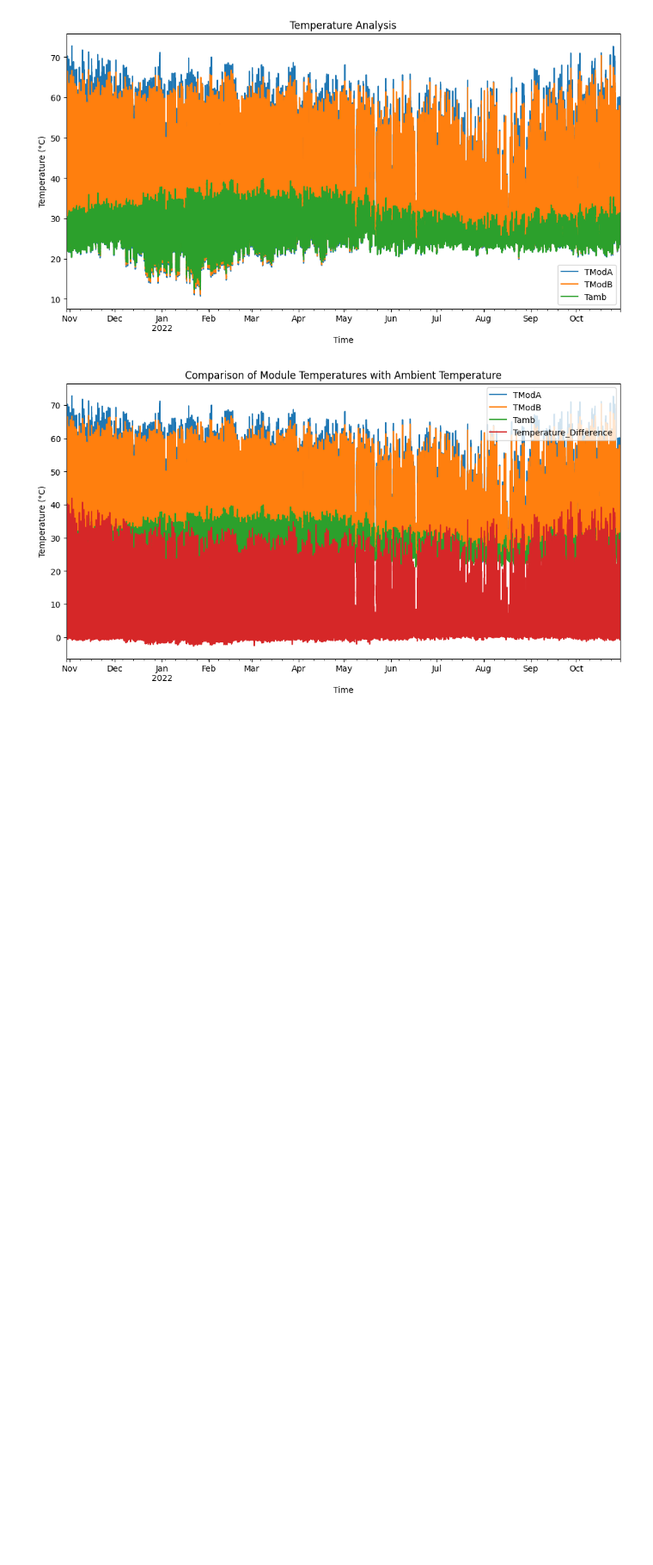
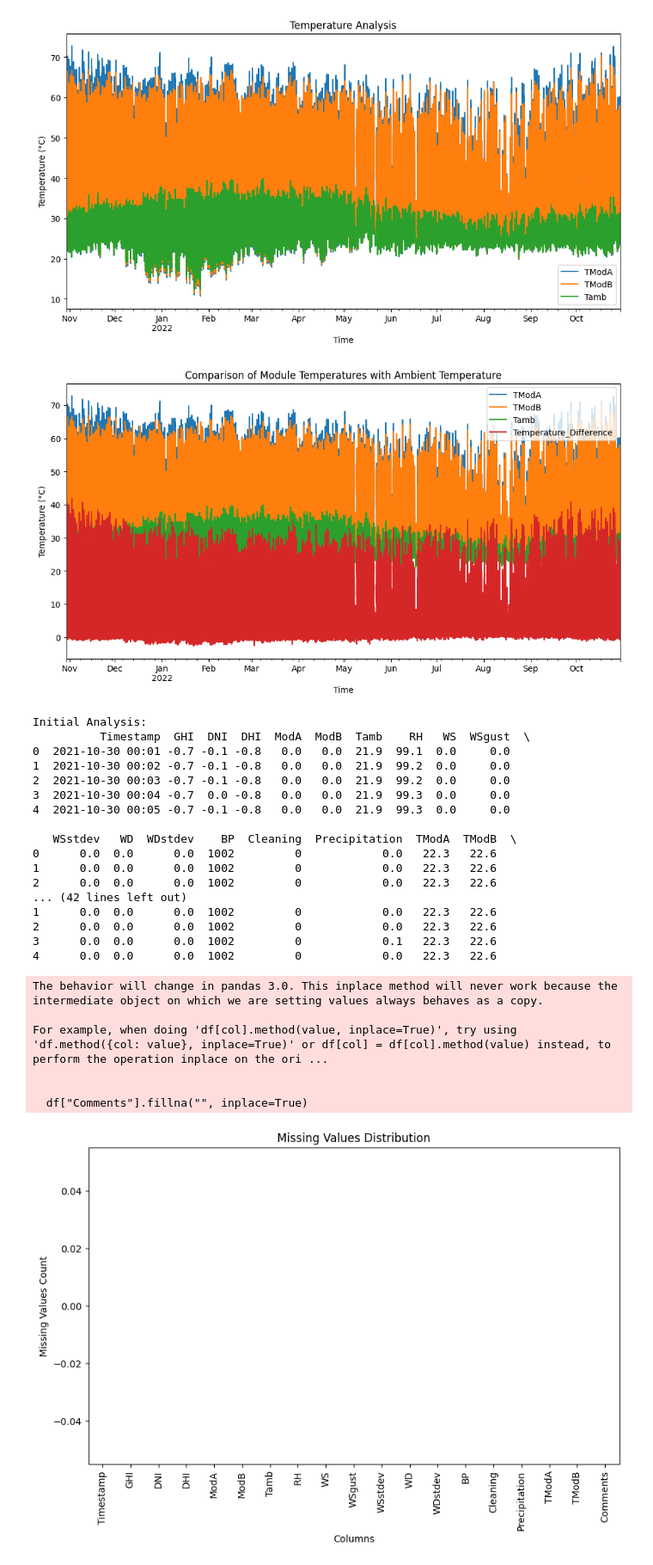
Before and after one commit to Daniel-Andarge/AiML-moonlight-data-analysis-and-dashboard-dev, a Jupyter notebook: Exploratory-Data-Analysis.ipynb, the cells around one changed output. Shown: that part at 86% size. Cells and saved outputs as stored; diff of their text form; code cells hidden in the pictures; blank space fills up the shorter version.

Commit message:
Data Cleaning Sierraleone

```diff
--- a/Exploratory-Data-Analysis.ipynb
+++ b/Exploratory-Data-Analysis.ipynb
@@ -156,3 +156,58 @@ plt.legend()
 plt.show()
 # %% [output]
 [figure]
+# %%
+# Display the initial analysis of the dataset
+print("Initial Analysis:")
+print(df.head())
+
+# Check for missing values
+print("\nMissing Values:")
+print(df.isnull().sum())
+
+# Handling missing values
+# Replace missing values in the "Comments" column with an empty string
+df["Comments"].fillna("", inplace=True)
+
+# Perform additional data cleaning steps for anomalies or specific requirements
+# ...
+
+# Display the cleaned dataset
+print("\nCleaned Dataset:")
+print(df.head())
+
+# Save the cleaned dataset to a new file
+df.to_csv("cleaned_dataset.csv", index=False)
+
+# Visualize the distribution of missing values
+missing_values_count = df.isnull().sum()
+missing_values_count.plot(kind='bar', figsize=(10, 6))
+plt.title("Missing Values Distribution")
+plt.xlabel("Columns")
+plt.ylabel("Missing Values Count")
+plt.show()
+# %% [output]
+Initial Analysis:
+          Timestamp  GHI  DNI  DHI  ModA  ModB  Tamb    RH   WS  WSgust  \
+0  2021-10-30 00:01 -0.7 -0.1 -0.8   0.0   0.0  21.9  99.1  0.0     0.0
+1  2021-10-30 00:02 -0.7 -0.1 -0.8   0.0   0.0  21.9  99.2  0.0     0.0
+2  2021-10-30 00:03 -0.7 -0.1 -0.8   0.0   0.0  21.9  99.2  0.0     0.0
+3  2021-10-30 00:04 -0.7  0.0 -0.8   0.0   0.0  21.9  99.3  0.0     0.0
+4  2021-10-30 00:05 -0.7 -0.1 -0.8   0.0   0.0  21.9  99.3  0.0     0.0
+
+   WSstdev   WD  WDstdev    BP  Cleaning  Precipitation  TModA  TModB  \
+0      0.0  0.0      0.0  1002         0            0.0   22.3   22.6
+1      0.0  0.0      0.0  1002         0            0.0   22.3   22.6
+2      0.0  0.0      0.0  1002         0            0.0   22.3   22.6
+... (42 lines left out)
+1      0.0  0.0      0.0  1002         0            0.0   22.3   22.6
+2      0.0  0.0      0.0  1002         0            0.0   22.3   22.6
+3      0.0  0.0      0.0  1002         0            0.1   22.3   22.6
+4      0.0  0.0      0.0  1002         0            0.0   22.3   22.6
+The behavior will change in pandas 3.0. This inplace method will never work because the intermediate object on which we are setting values always behaves as a copy.
+
+For example, when doing 'df[col].method(value, inplace=True)', try using 'df.method({col: value}, inplace=True)' or df[col] = df[col].method(value) instead, to perform the operation inplace on the ori ...
+
+
+  df["Comments"].fillna("", inplace=True)
+[figure, added]
```
Also changed, not shown: parts of 1 cell of this notebook, 1 other file.
